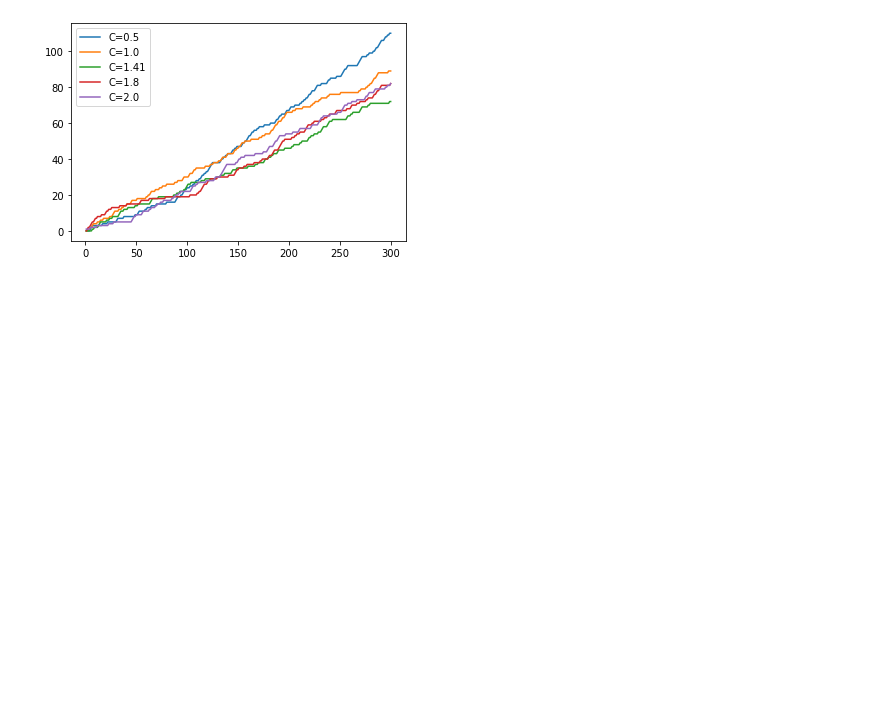
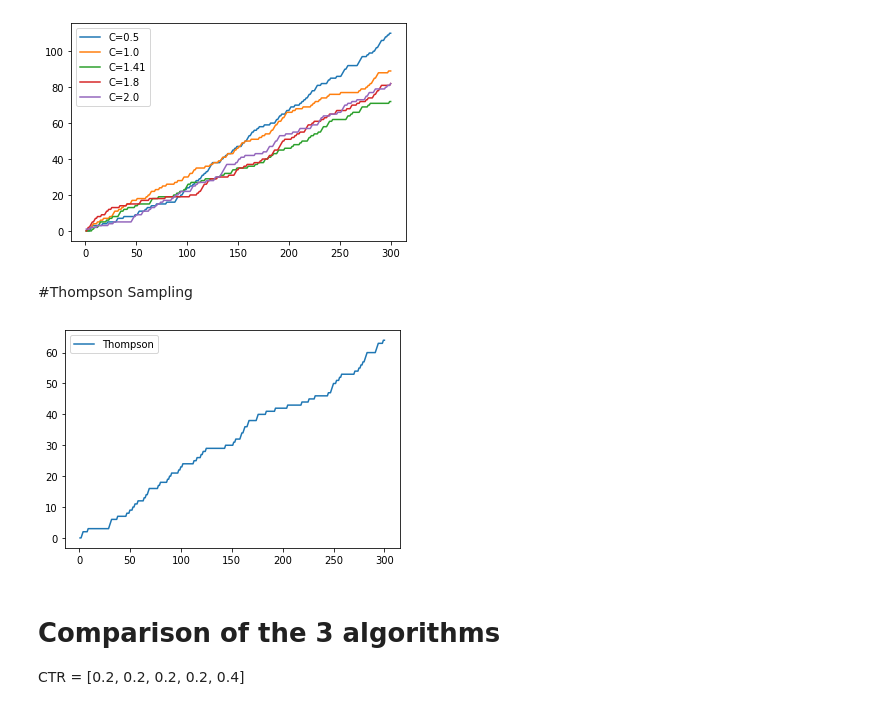
Before and after one commit to rbzkaf/Multi_Armed_Bandit_Algorithms, a Jupyter notebook: viz_algos.ipynb, the cells around one changed output. Saved outputs shown, nothing was run; the diff lists cells and outputs as text; code cells hidden in the pictures; blank space fills up the shorter version.

```diff
--- a/viz_algos.ipynb
+++ b/viz_algos.ipynb
@@ -49,3 +67,19 @@ plt.legend()
 plt.show()
 # %% [output]
 [figure]
+# %% [markdown]
+#Thompson Sampling
+# %%
+thom_df = pd.read_csv("Thompson_1_sim_1000_pulls")
+# %%
+data = thom_df
+data = data[:300]
+plt.plot(data["Pull_no"], data["Cumul_Reward"], label="Thompson")
+plt.legend()
+plt.show()
+# %% [output]
+[figure, added]
+# %% [markdown]
+# Comparison of the 3 algorithms
+
+CTR = [0.2, 0.2, 0.2, 0.2, 0.4]
```
Also changed, not shown: parts of 10 cells of this notebook.
